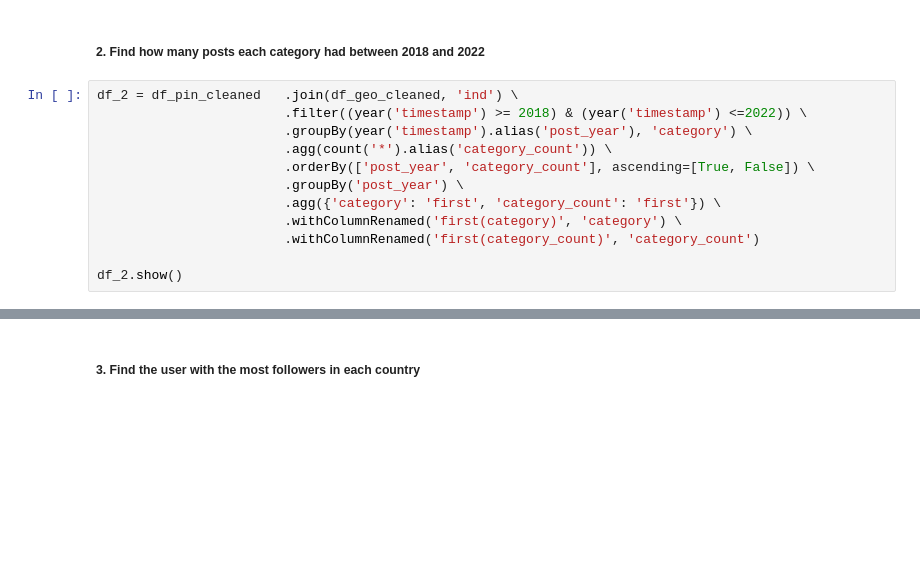
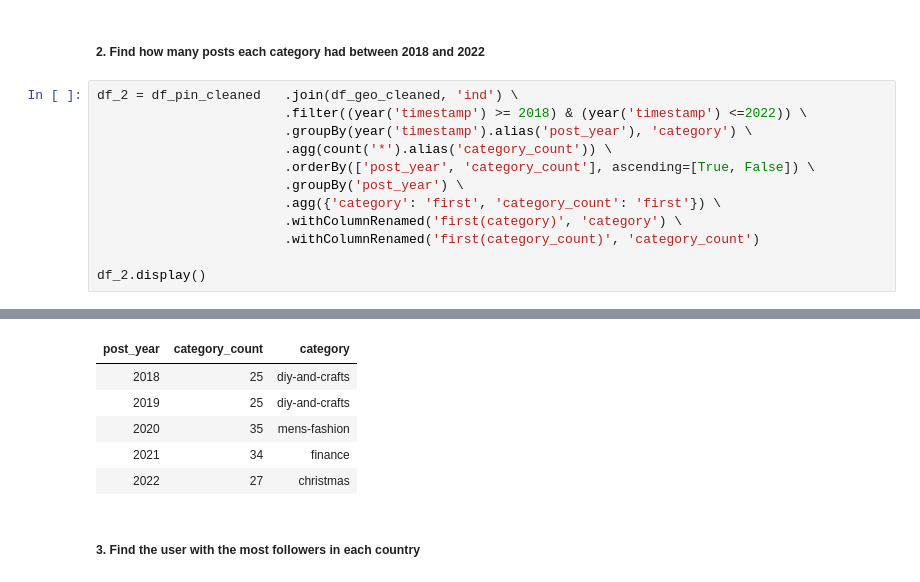
Before and after one commit to MAAQ90/pinterest-data-pipeline, a Jupyter notebook: databricks_notebooks/batch-data_kafka_read-transform-query.ipynb, the cells around one changed output, grey strips where cells are left out. Saved outputs shown, nothing was run; the diff lists cells and outputs as text; blank space fills up the shorter version.

```diff
--- a/databricks_notebooks/batch-data_kafka_read-transform-query.ipynb
+++ b/databricks_notebooks/batch-data_kafka_read-transform-query.ipynb
@@ -211,5 +227,5 @@ df_2 = df_pin_cleaned   .join(df_geo_cleaned, 'ind') \
                         .withColumnRenamed('first(category)', 'category') \
                         .withColumnRenamed('first(category_count)', 'category_count')
 
-df_2.show()
+df_2.display()
 # %% [output]
@@ -217,3 +232,9 @@ df_2.show()
+| post_year | category_count | category |
+| 2018 | 25 | diy-and-crafts |
+| 2019 | 25 | diy-and-crafts |
+| 2020 | 35 | mens-fashion |
+| 2021 | 34 | finance |
+| 2022 | 27 | christmas |
 # %% [markdown]
 ##### 3. Find the user with the most followers in each country
 # %%
```
Also changed, not shown: parts of 8 cells of this notebook.
